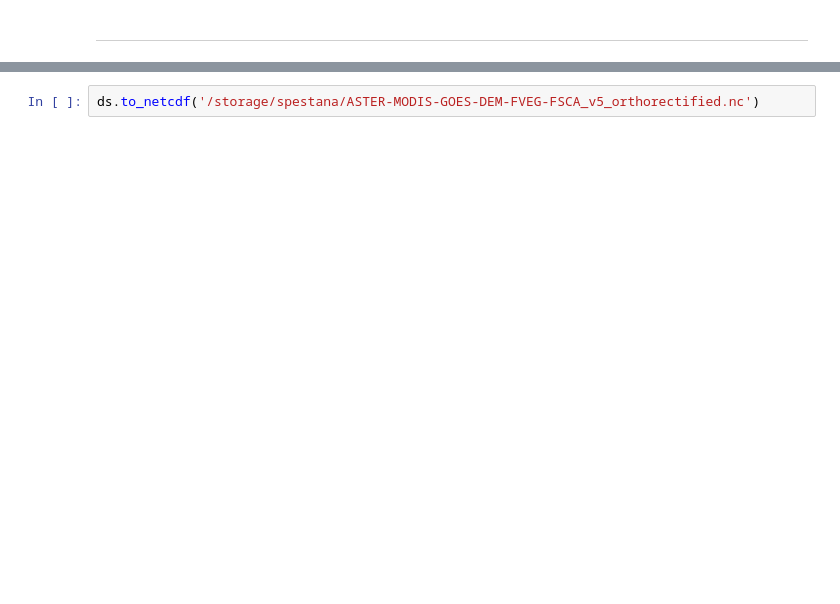
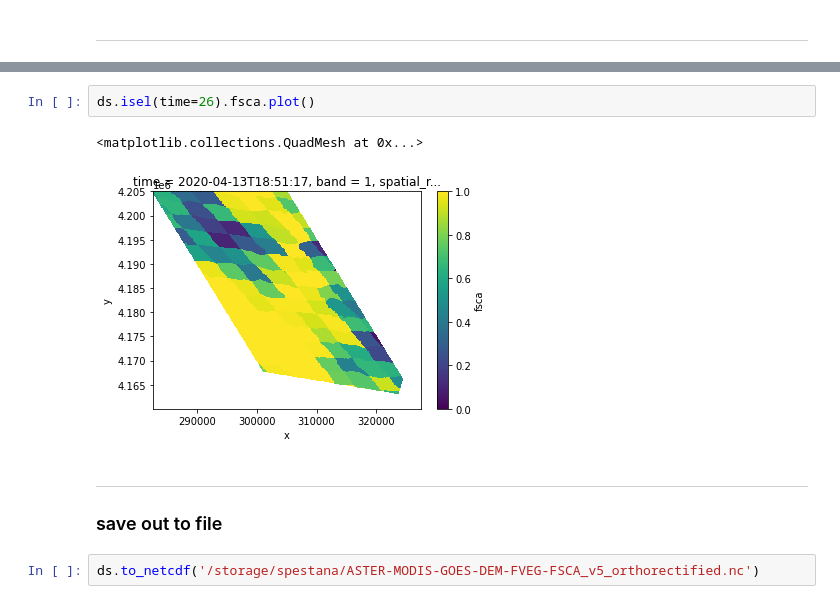
Before and after one commit to spestana/goes-cues, a Jupyter notebook: merge-raster-datasets-modscag.ipynb, the cells around one changed output, grey strips where cells are left out. Saved outputs shown, nothing was run; the diff lists cells and outputs as text; blank space fills up the shorter version.

```diff
--- a/merge-raster-datasets-modscag.ipynb
+++ b/merge-raster-datasets-modscag.ipynb
@@ -70,2 +128,10 @@ ds['fsca'] = modscag_da # add to main dataset
+# %%
+ds.isel(time=26).fsca.plot()
+# %% [output]
+<matplotlib.collections.QuadMesh at 0x...>
+[figure, added]
+# %% [markdown]
+---
+### save out to file
 # %%
 ds.to_netcdf('/storage/spestana/ASTER-MODIS-GOES-DEM-FVEG-FSCA_v5_orthorectified.nc')
```
Also changed, not shown: parts of 7 cells of this notebook.
